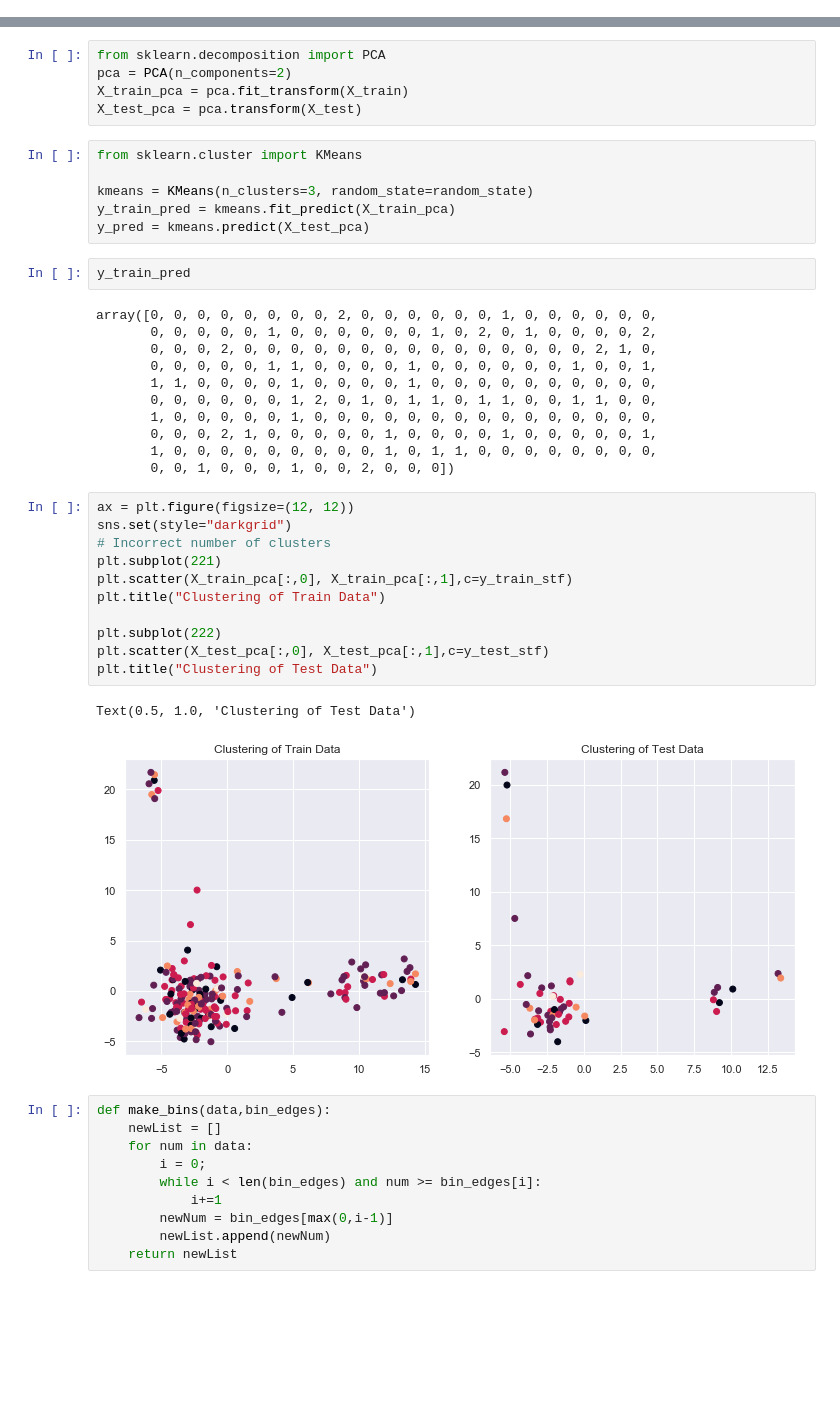
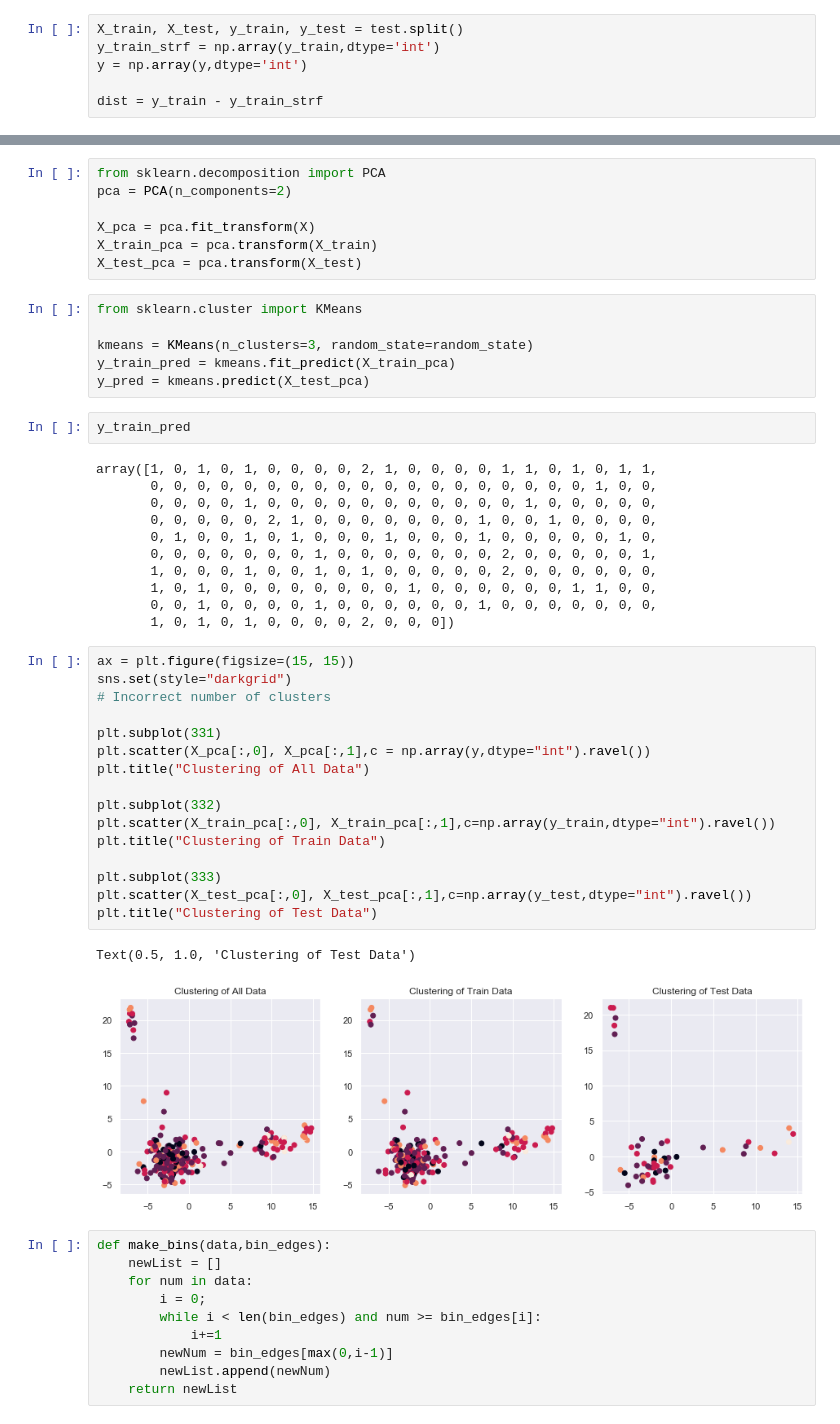
Before and after one commit to duythongvt1/URA-Projects, a Jupyter notebook: CornData/Corn2.ipynb, the cells around one changed output, grey strips where cells are left out. Drawn from its saved outputs; the diff is of its cells as text; blank space fills up the shorter version.

```diff
--- a/CornData/Corn2.ipynb
+++ b/CornData/Corn2.ipynb
@@ -875,0 +894,6 @@ from imblearn.over_sampling import (SMOTE, BorderlineSMOTE, SVMSMOTE, SMOTENC,
+# %%
+X_train, X_test, y_train, y_test = test.split()
+y_train_strf = np.array(y_train,dtype='int')
+y = np.array(y,dtype='int')
+
+dist = y_train - y_train_strf
@@ -894,7 +975,9 @@ array([2, 1, 0, 1, 1, 2, 2, 2, 3, 0, 1, 1, 0, 2, 1, 0, 2, 1, 2, 1, 3, 3,
 # %%
 from sklearn.decomposition import PCA
 pca = PCA(n_components=2)
-X_train_pca = pca.fit_transform(X_train)
+
+X_pca = pca.fit_transform(X)
+X_train_pca = pca.transform(X_train)
 X_test_pca = pca.transform(X_test)
 # %%
 from sklearn.cluster import KMeans
@@ -905,30 +988,35 @@ y_pred = kmeans.predict(X_test_pca)
 # %%
 y_train_pred
 # %% [output]
-array([0, 0, 0, 0, 0, 0, 0, 0, 2, 0, 0, 0, 0, 0, 0, 1, 0, 0, 0, 0, 0, 0,
-       0, 0, 0, 0, 0, 1, 0, 0, 0, 0, 0, 0, 1, 0, 2, 0, 1, 0, 0, 0, 0, 2,
-       0, 0, 0, 2, 0, 0, 0, 0, 0, 0, 0, 0, 0, 0, 0, 0, 0, 0, 0, 2, 1, 0,
-       0, 0, 0, 0, 0, 1, 1, 0, 0, 0, 0, 1, 0, 0, 0, 0, 0, 0, 1, 0, 0, 1,
-       1, 1, 0, 0, 0, 0, 1, 0, 0, 0, 0, 1, 0, 0, 0, 0, 0, 0, 0, 0, 0, 0,
-       0, 0, 0, 0, 0, 0, 1, 2, 0, 1, 0, 1, 1, 0, 1, 1, 0, 0, 1, 1, 0, 0,
-       1, 0, 0, 0, 0, 0, 1, 0, 0, 0, 0, 0, 0, 0, 0, 0, 0, 0, 0, 0, 0, 0,
-       0, 0, 0, 2, 1, 0, 0, 0, 0, 0, 1, 0, 0, 0, 0, 1, 0, 0, 0, 0, 0, 1,
-       1, 0, 0, 0, 0, 0, 0, 0, 0, 0, 1, 0, 1, 1, 0, 0, 0, 0, 0, 0, 0, 0,
-       0, 0, 1, 0, 0, 0, 1, 0, 0, 2, 0, 0, 0])
+array([1, 0, 1, 0, 1, 0, 0, 0, 0, 2, 1, 0, 0, 0, 0, 1, 1, 0, 1, 0, 1, 1,
+       0, 0, 0, 0, 0, 0, 0, 0, 0, 0, 0, 0, 0, 0, 0, 0, 0, 0, 0, 1, 0, 0,
+       0, 0, 0, 0, 1, 0, 0, 0, 0, 0, 0, 0, 0, 0, 0, 0, 1, 0, 0, 0, 0, 0,
+       0, 0, 0, 0, 0, 2, 1, 0, 0, 0, 0, 0, 0, 0, 1, 0, 0, 1, 0, 0, 0, 0,
+       0, 1, 0, 0, 1, 0, 1, 0, 0, 0, 1, 0, 0, 0, 1, 0, 0, 0, 0, 0, 1, 0,
+       0, 0, 0, 0, 0, 0, 0, 1, 0, 0, 0, 0, 0, 0, 0, 2, 0, 0, 0, 0, 0, 1,
+       1, 0, 0, 0, 1, 0, 0, 1, 0, 1, 0, 0, 0, 0, 0, 2, 0, 0, 0, 0, 0, 0,
+       1, 0, 1, 0, 0, 0, 0, 0, 0, 0, 0, 1, 0, 0, 0, 0, 0, 0, 1, 1, 0, 0,
+       0, 0, 1, 0, 0, 0, 0, 1, 0, 0, 0, 0, 0, 0, 1, 0, 0, 0, 0, 0, 0, 0,
+       1, 0, 1, 0, 1, 0, 0, 0, 0, 2, 0, 0, 0])
 # %%
-ax = plt.figure(figsize=(12, 12))
+ax = plt.figure(figsize=(15, 15))
 sns.set(style="darkgrid")
 # Incorrect number of clusters
-plt.subplot(221)
-plt.scatter(X_train_pca[:,0], X_train_pca[:,1],c=y_train_stf)
+
+plt.subplot(331)
+plt.scatter(X_pca[:,0], X_pca[:,1],c = np.array(y,dtype="int").ravel())
+plt.title("Clustering of All Data")
+
+plt.subplot(332)
+plt.scatter(X_train_pca[:,0], X_train_pca[:,1],c=np.array(y_train,dtype="int").ravel())
 plt.title("Clustering of Train Data")
 
-plt.subplot(222)
-plt.scatter(X_test_pca[:,0], X_test_pca[:,1],c=y_test_stf)
+plt.subplot(333)
+plt.scatter(X_test_pca[:,0], X_test_pca[:,1],c=np.array(y_test,dtype="int").ravel())
 plt.title("Clustering of Test Data")
 # %% [output]
 Text(0.5, 1.0, 'Clustering of Test Data')
-[figure, old version]
+[figure, new version]
 # %%
 def make_bins(data,bin_edges):
     newList = []
```
Also changed, not shown: parts of 15 cells of this notebook, 1 other file.
